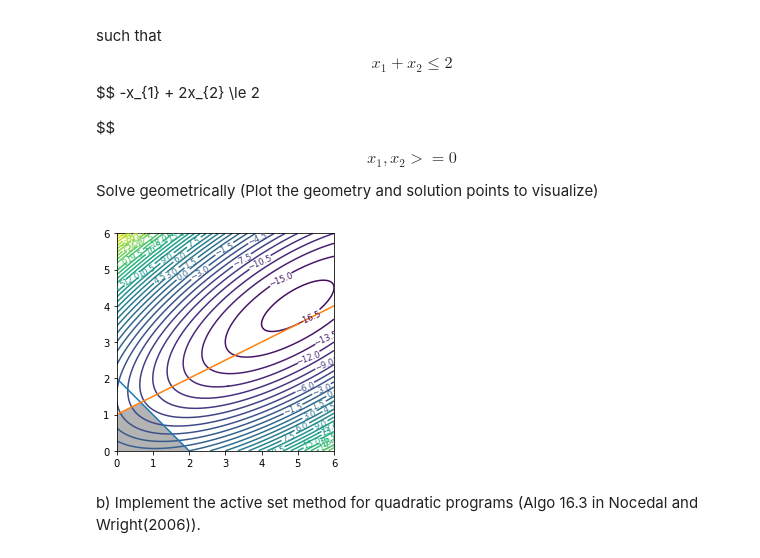
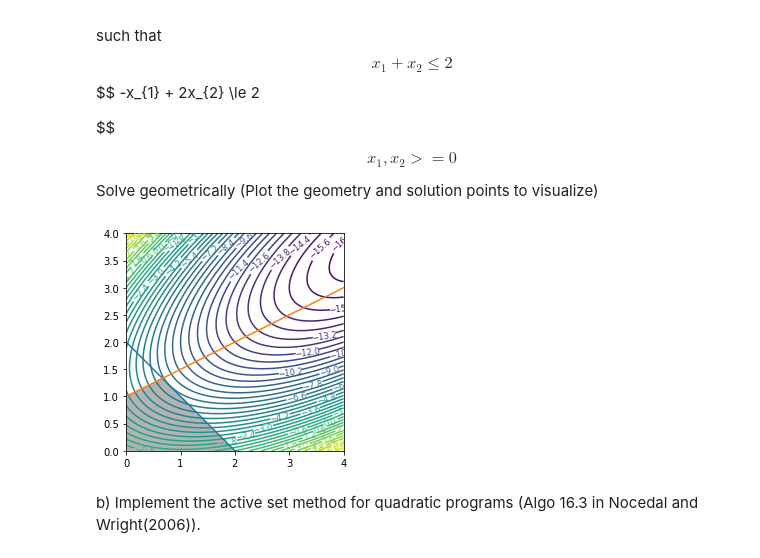
Before and after one commit to JACOBIN-SCTCS/Numerical-Optimization, a Jupyter notebook: Assignment2/Assignment2.ipynb, the cells around one changed output. Saved outputs shown, nothing was run; the diff lists cells and outputs as text; code cells hidden in the pictures.

```diff
--- a/Assignment2/Assignment2.ipynb
+++ b/Assignment2/Assignment2.ipynb
@@ -328,30 +358,30 @@ Solve geometrically (Plot the geometry and solution points to visualize)
 # %%
 import matplotlib.pyplot as plt
 import numpy as np
 
 
-d = np.linspace(0,6,1000)
+d = np.linspace(0,4,1000)
 x1,x2 = np.meshgrid(d,d)
 
 plt.imshow( (( (x1 + x2) <= 2) & ((-x1 + 2*x2) <= 2) & (x1>=0) & (x2>=0) ).astype(int) ,
                 extent=(x1.min(),x2.max(),x2.min(),x2.max()),origin="lower", cmap="Greys", alpha = 0.3)
 
-x1_ = np.linspace(0,6,500)
+x1_ = np.linspace(0,4,500)
 x2_1 = 2 - x1_
 x2_2 = (2 + x1_)/2
 
 z = x1**2 + 2*(x2**2) - 2*x1 - 6*x2 - 2*x1*x2
 
-cs = plt.contour(x1,x2,z,levels=43)
+cs = plt.contour(x1,x2,z,levels=47)
 plt.plot(x1_,x2_1, label=r'$x1+x2\leq2$')
 plt.plot(x1_,x2_2, label=r'$-x1+2x2\leq2$')
 plt.clabel(cs,inline=True, fontsize='smaller')
-plt.xlim(0,6)
-plt.ylim(0,6)
+plt.xlim(0,4)
+plt.ylim(0,4)
 
 plt.show()
 # %% [output]
-[figure, old version]
+[figure, new version]
 # %% [markdown]
 b) Implement the active set method for quadratic programs (Algo 16.3 in Nocedal and Wright(2006)).
 # %%
```
Also changed, not shown: parts of 3 cells of this notebook.
